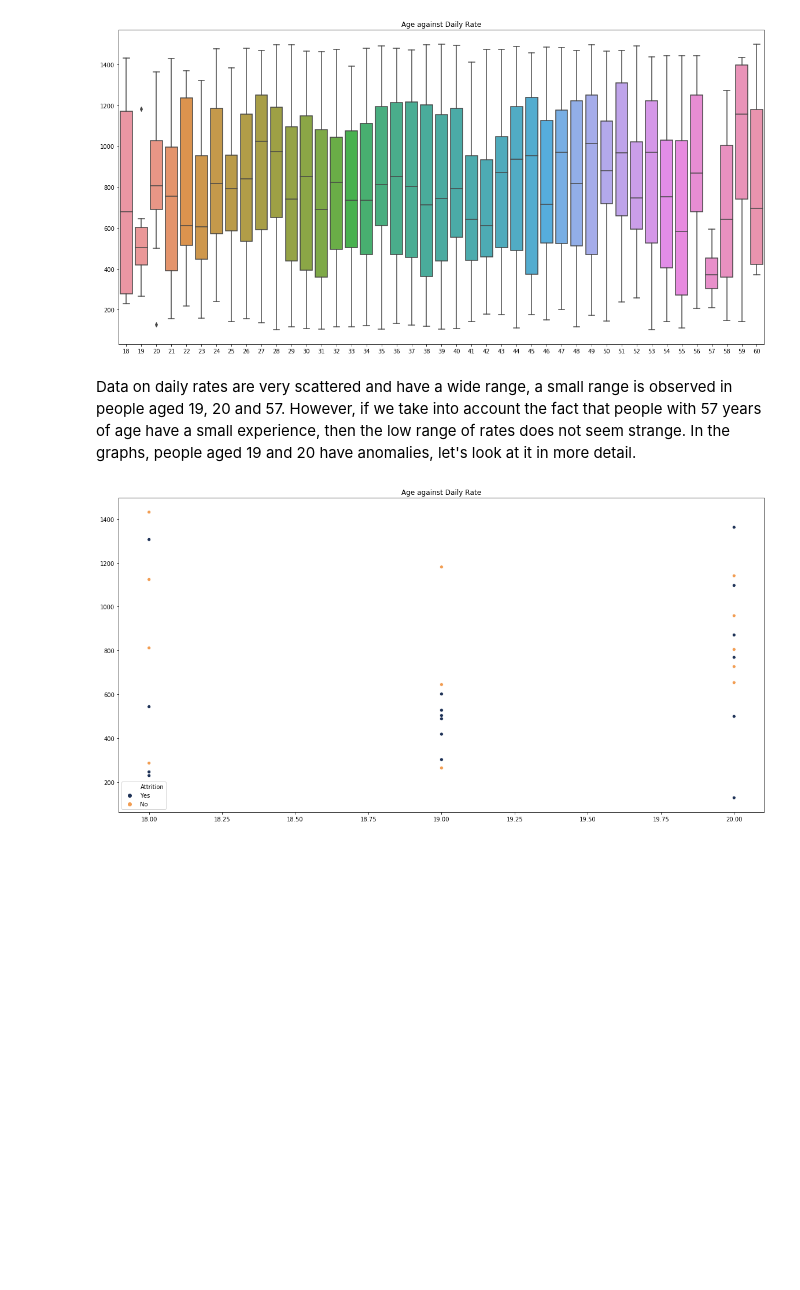
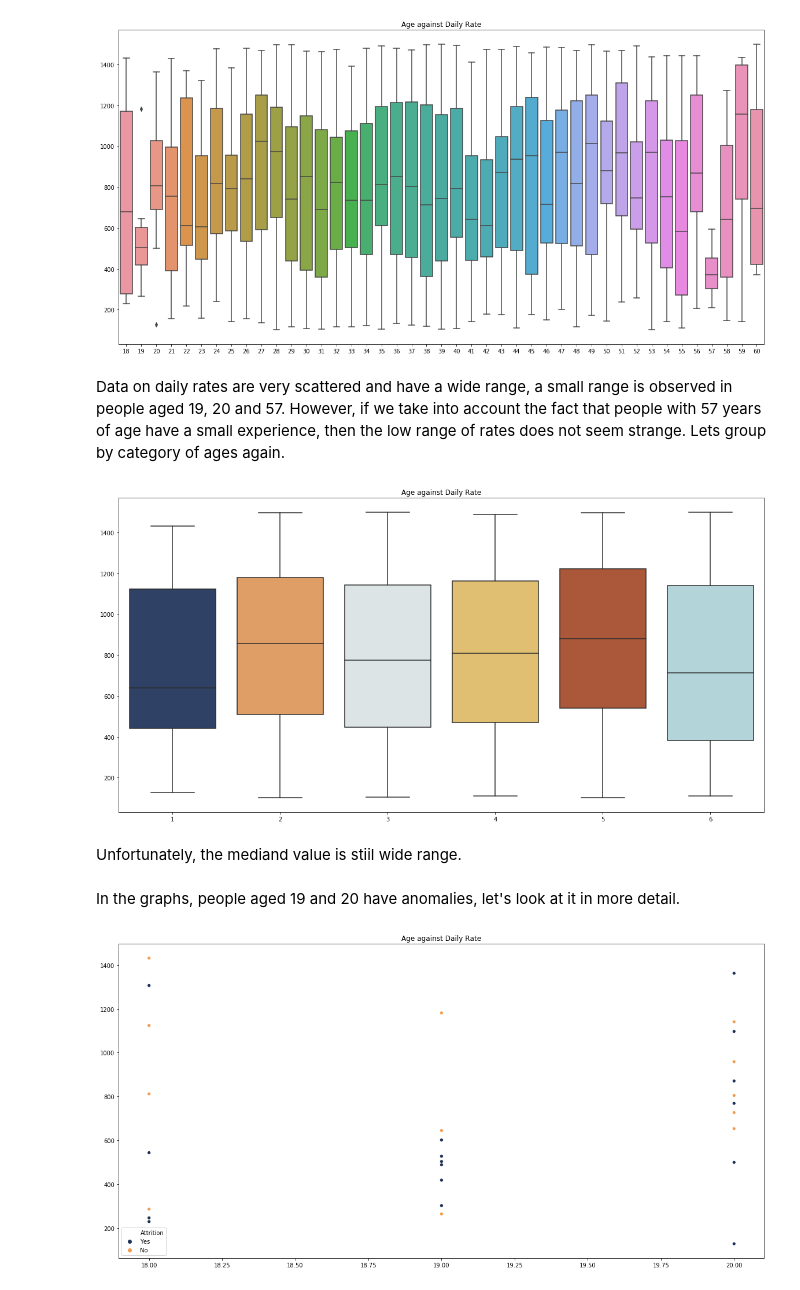
Before and after one commit to yaxenia/Prediction-of-employee-churn, a Jupyter notebook: attrition2.ipynb, the cells around one changed output. Saved outputs shown, nothing was run; the diff lists cells and outputs as text; code cells hidden in the pictures; blank space fills up the shorter version.

```diff
--- a/attrition2.ipynb
+++ b/attrition2.ipynb
@@ -122,7 +178,20 @@ plt.show()
 # %% [output]
 [figure]
 # %% [markdown]
-Data on daily rates are very scattered and have a wide range, a small range is observed in people aged 19, 20 and 57. However, if we take into account the fact that people with 57 years of age have a small experience, then the low range of rates does not seem strange. In the graphs, people aged 19 and 20 have anomalies, let's look at it in more detail.
+Data on daily rates are very scattered and have a wide range, a small range is observed in people aged 19, 20 and 57. However, if we take into account the fact that people with 57 years of age have a small experience, then the low range of rates does not seem strange. Lets group by category of ages again.
+# %%
+plt.figure(figsize=(20,10))
+x = df['Group'].values
+y = df['DailyRate'].values
+ax = sns.boxplot(x, y)
+ax.set( title = 'Age against Daily Rate')
+plt.show()
+# %% [output]
+[figure, added]
+# %% [markdown]
+Unfortunately, the mediand value is stiil wide range.
+# %% [markdown]
+In the graphs, people aged 19 and 20 have anomalies, let's look at it in more detail.
 # %%
 plt.figure(figsize=(20,10))
 a = data['Age'] < 21
```
Also changed, not shown: parts of 53 cells of this notebook.
